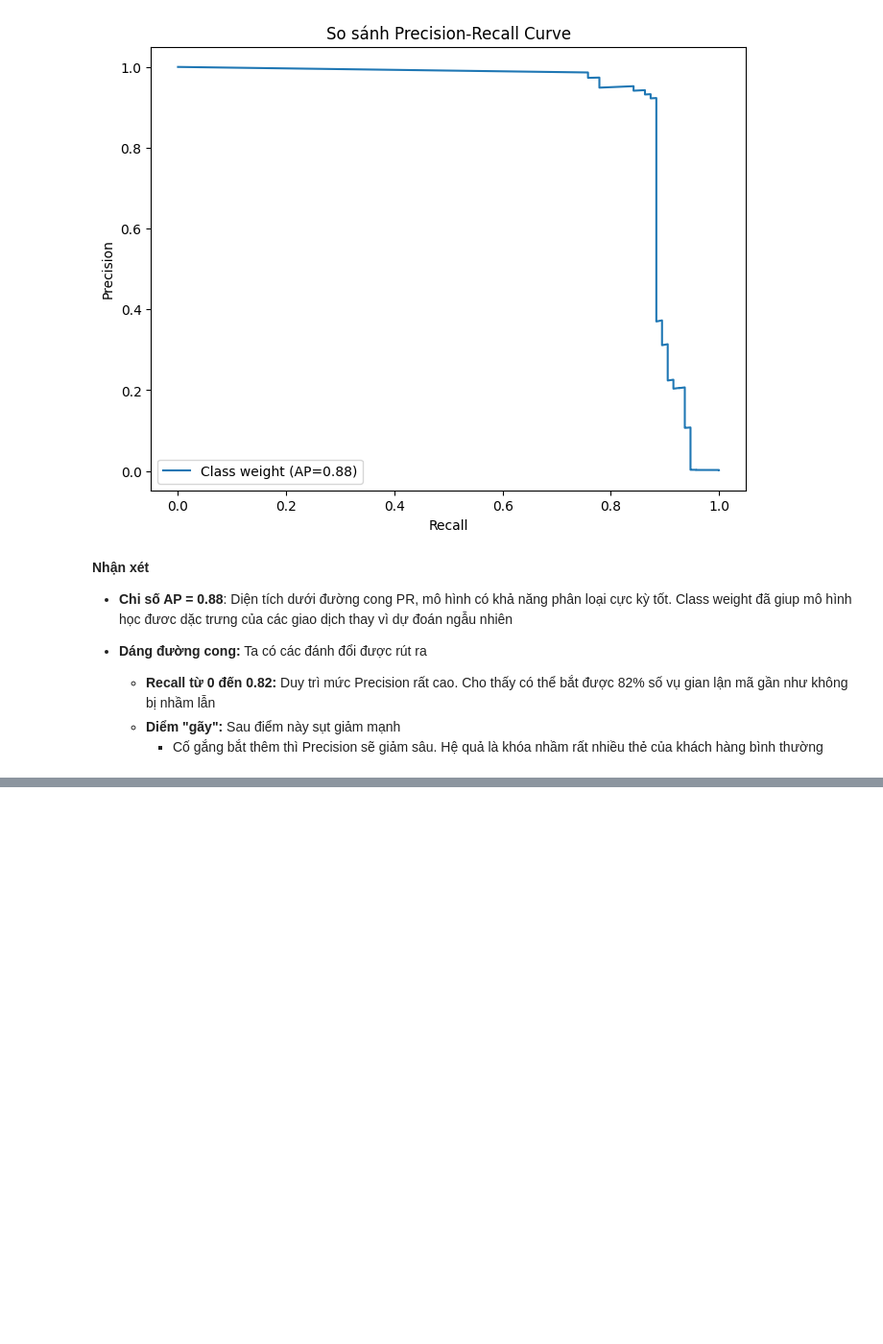
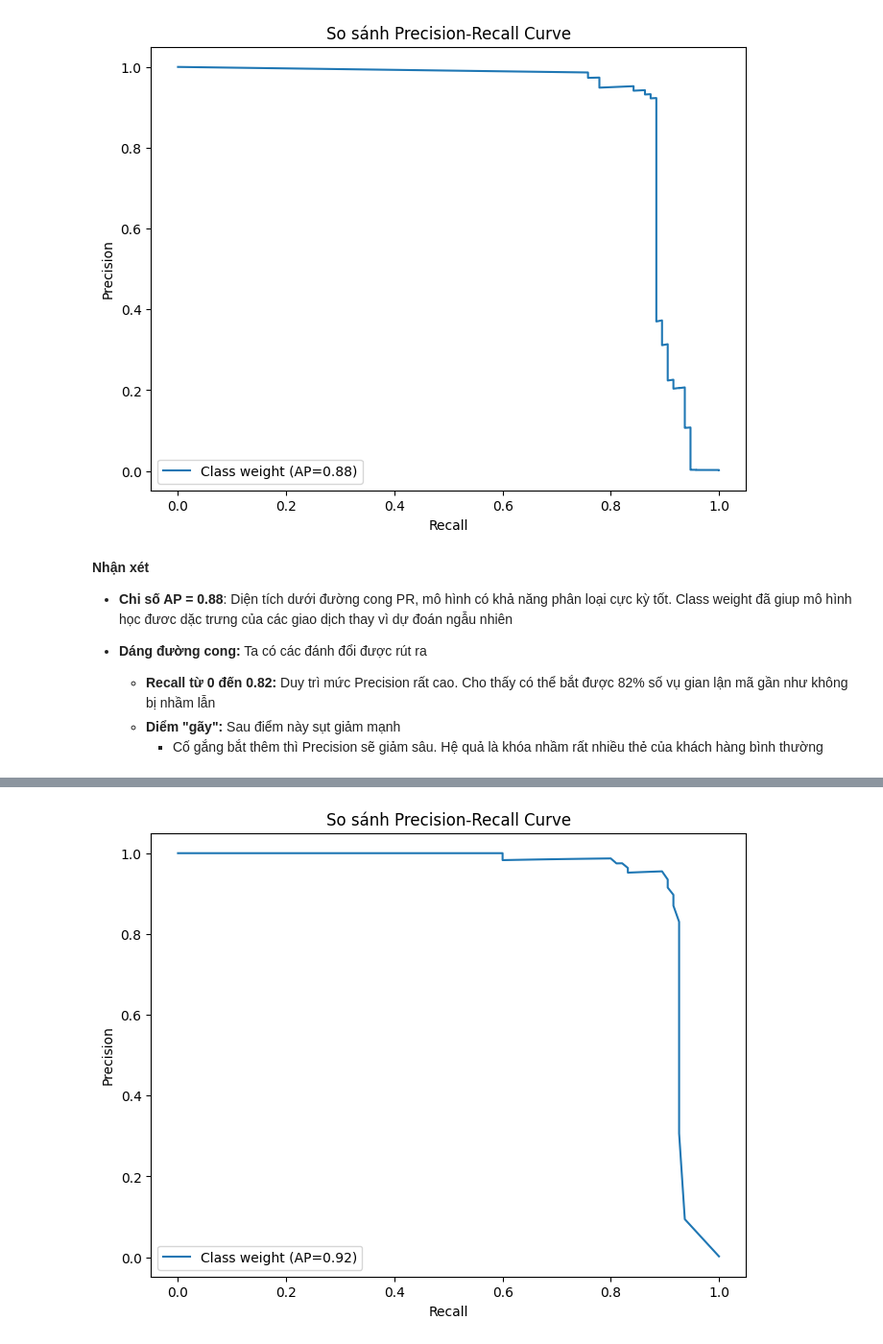
Before and after one commit to TienNguyen0712/credit-card-fraud-detection, a Jupyter notebook: src/notebooks/02_preprocessing_and_baseline_model.ipynb, the cells around one changed output, grey strips where cells are left out. Shown at 96% size. Cells and saved outputs as stored; diff of their text form; code cells hidden in the pictures; blank space fills up the shorter version.

```diff
--- a/src/notebooks/02_preprocessing_and_baseline_model.ipynb
+++ b/src/notebooks/02_preprocessing_and_baseline_model.ipynb
@@ -169,7 +175,7 @@ weighted avg       1.00      0.98      0.99     43631
   - Đạt độ chính xác gàn như tuyệt đối với giao dịch hợp lệ. Tuy nhiên **Recall = 0.98** cho thấy có khoảng 2% giao dịch bình thường đang bị mô hình phân loại sang gian lận
 # %%
 def plot_pr_curve(model, X_test, y_test, label):
-    y_probs = model_cw.predict_proba(X_test)[:, 1]
+    y_probs = model.predict_proba(X_test)[:, 1]
     precision, recall, _ = precision_recall_curve(y_test, y_probs)
     plt.plot(recall, precision, label=f'{label} (AP={average_precision_score(y_test, y_probs):.2f})')
 
@@ -193,0 +202,7 @@ plt.show()
+# %%
+model_cw_random = RandomForestClassifier(n_estimators=100, class_weight='balanced', n_jobs=-1, random_state=42)
+model_cw_random.fit(X_train, y_train)
+
+y_pred_cw_random = model_cw_random.predict(X_test)
+print("--- Kết quả với Class Weight ---")
+print(classification_report(y_test, y_pred_cw_random))
@@ -193,0 +229,15 @@ plt.show()
+# %%
+def plot_pr_curve(model, X_test, y_test, label):
+    y_probs = model.predict_proba(X_test)[:, 1]
+    precision, recall, _ = precision_recall_curve(y_test, y_probs)
+    plt.plot(recall, precision, label=f'{label} (AP={average_precision_score(y_test, y_probs):.2f})')
+
+plt.figure(figsize=(8, 6))
+plot_pr_curve(model_cw_random, X_test, y_test, "Class weight")
+plt.xlabel('Recall')
+plt.ylabel('Precision')
+plt.title('So sánh Precision-Recall Curve')
+plt.legend()
+plt.show()
+# %% [output]
+[figure, added]
```
Also changed, not shown: parts of 11 cells of this notebook.
